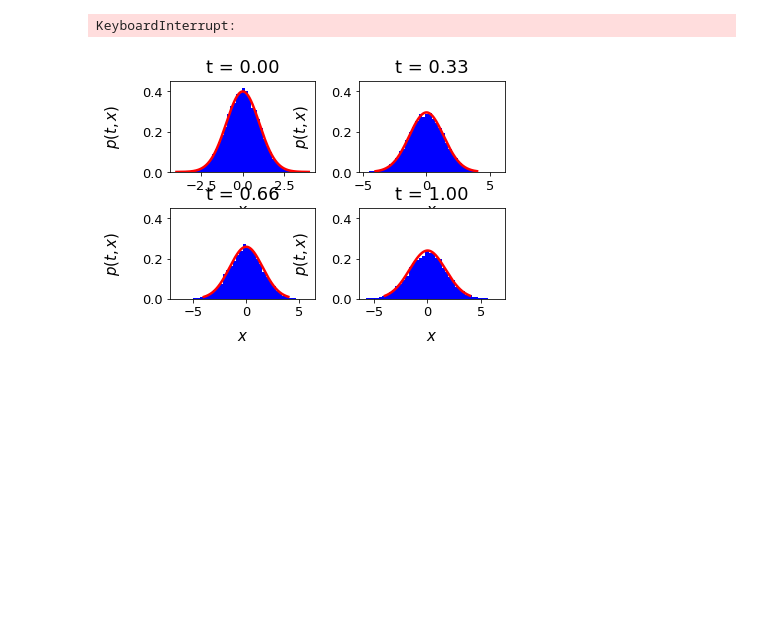
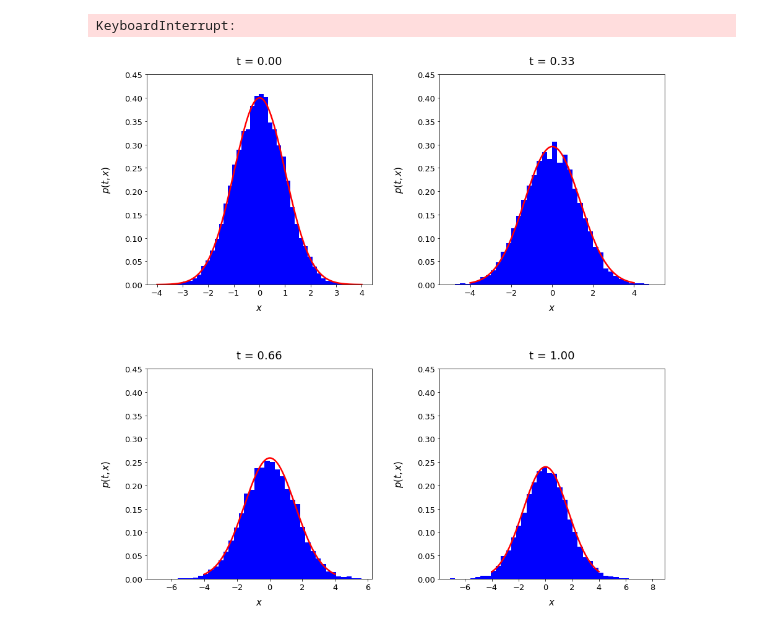
Before and after one commit to binchengecon/InequalityEcon_Shrink, a Jupyter notebook: OU-FP.ipynb, the cells around one changed output. Cells and saved outputs as stored; diff of their text form; code cells hidden in the pictures; blank space fills up the shorter version.

```diff
--- a/OU-FP.ipynb
+++ b/OU-FP.ipynb
@@ -76,7 +76,7 @@ shrinkstep = 20000
 shrinkcoef = 0.95
 activation_FFNN = 'tanh'
 # Training parameters
-sampling_stages  = 6000   # number of times to resample new time-space domain points
+sampling_stages  = 2000   # number of times to resample new time-space domain points
 steps_per_sample = 10    # number of SGD steps to take before re-sampling
 
 
@@ -293,6 +293,8 @@ densityTimes = [0, 0.33*T, 0.66*T, T]
 
 # vector of x values for plotting
 x_plot = np.linspace(X_low[1], X_high[1], 1000)
+
+plt.subplots(2, 2,figsize=(15, 15))
 
 for i, curr_t in enumerate(densityTimes):
 
@@ -307,31 +309,31 @@ for i, curr_t in enumerate(densityTimes):
     # compute normalized density at all x values to plot and current t value
     x_plot = tf.cast(tf.reshape(x_plot, shape=[
         1000, 1]), tf.float32)
     t_plot = curr_t * tf.ones_like(x_plot)
 
     u = model(tf.stack([t_plot[:, 0], x_plot[:, 0]], axis=1))
     u = u.numpy().reshape(-1,1)
 
     p = np.exp(-u)
     x_plot_orig = np.linspace(X_low[1], X_high[1], 1000)
     # print()
 
     density = p/np.trapz(p.reshape(x_plot_orig.shape), x_plot_orig)
 
     # plot histogram of simulated process values and overlay estimated density
     plt.hist(sim_x, bins=40, density=True, color='b')
     plt.plot(x_plot, density, 'r', linewidth=2.5)
 
     # subplot options
     plt.ylim(ymin=0.0, ymax=0.45)
     plt.xlabel(r"$x$", fontsize=15, labelpad=10)
     plt.ylabel(r"$p(t,x)$", fontsize=15, labelpad=20)
     plt.title(r"t = %.2f" %
               (curr_t), fontsize=18, y=1.03)
     plt.xticks(fontsize=13)
     plt.yticks(fontsize=13)
 
 # adjust space between subplots
 plt.subplots_adjust(wspace=0.3, hspace=0.4)
 # %% [output]
-[figure, old version]
+[figure, new version]
```
Also changed, not shown: parts of 5 cells of this notebook.
